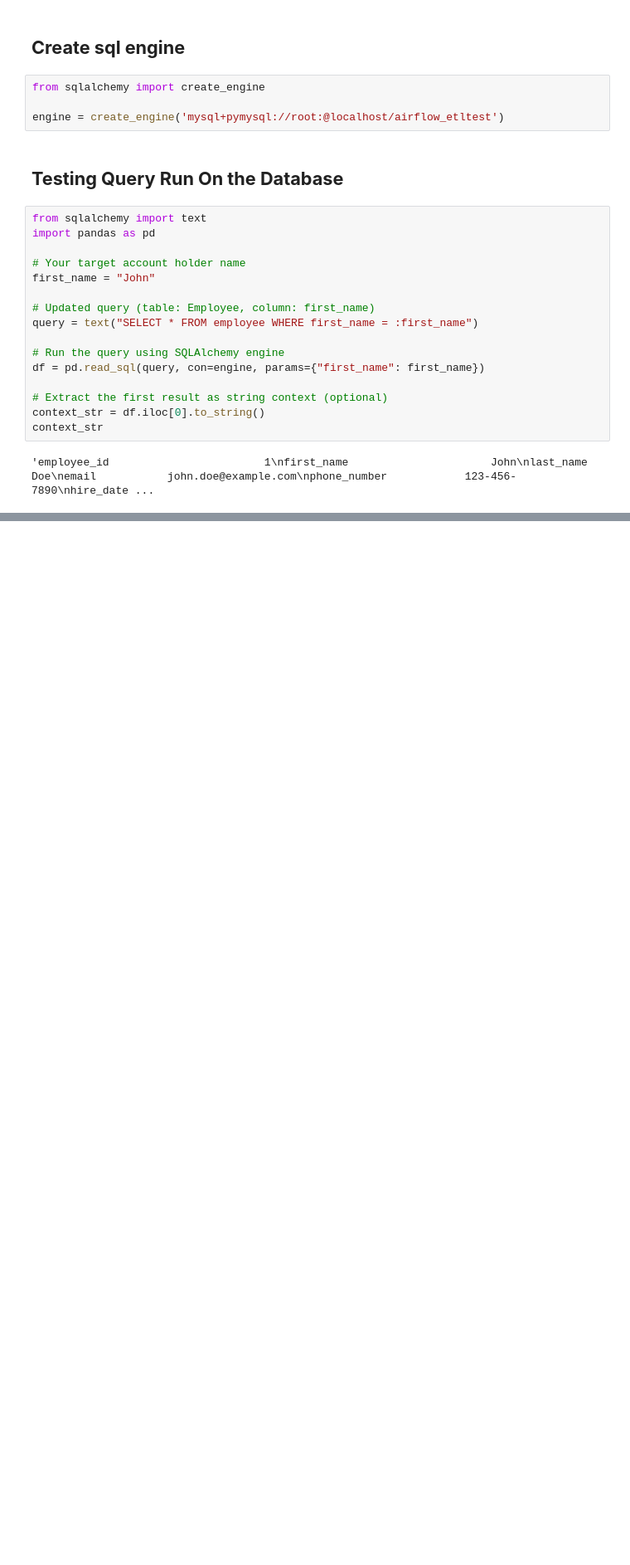
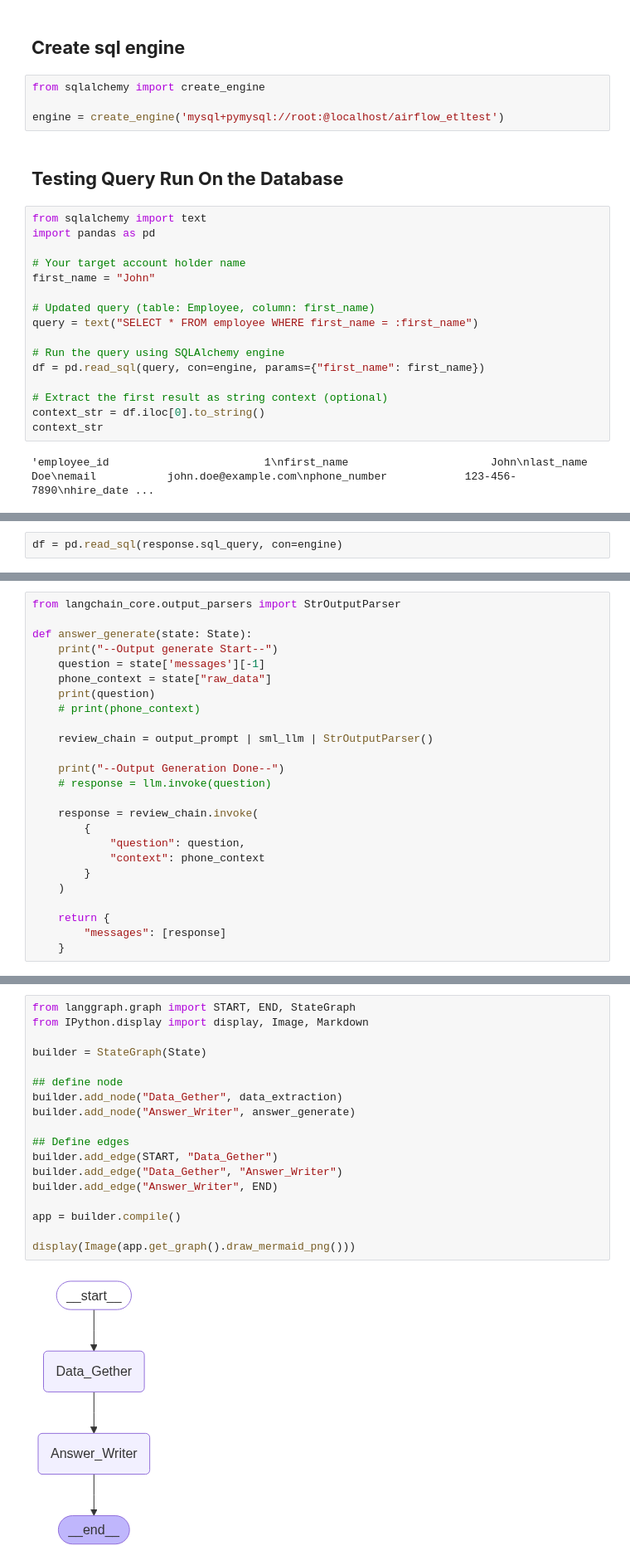
Before and after one commit to MDalamin5/Samsung-Phone-Query-and-Review-System, a Jupyter notebook: All-Togeter-Overall-Systems/own-gpt-real-db.ipynb, the cells around one changed output, grey strips where cells are left out. Shown: that part at 83% size. Drawn from its saved outputs; the diff is of its cells as text; blank space fills up the shorter version.

Commit message:
test all query and its working fine

```diff
--- a/All-Togeter-Overall-Systems/own-gpt-real-db.ipynb
+++ b/All-Togeter-Overall-Systems/own-gpt-real-db.ipynb
@@ -64,0 +280,2 @@ context_str
+# %%
+df = pd.read_sql(response.sql_query, con=engine)
@@ -64,0 +394,25 @@ context_str
+# %%
+from langchain_core.output_parsers import StrOutputParser
+
+def answer_generate(state: State):
+    print("--Output generate Start--")
+    question = state['messages'][-1]
+    phone_context = state["raw_data"]
+    print(question)
+    # print(phone_context)
+
+    review_chain = output_prompt | sml_llm | StrOutputParser()
+
+    print("--Output Generation Done--")
+    # response = llm.invoke(question)
+
+    response = review_chain.invoke(
+        {
+            "question": question,
+            "context": phone_context
+        }
+    )
+
+    return {
+        "messages": [response]
+    }
@@ -64,0 +421,20 @@ context_str
+# %%
+from langgraph.graph import START, END, StateGraph
+from IPython.display import display, Image, Markdown
+
+builder = StateGraph(State)
+
+## define node
+builder.add_node("Data_Gether", data_extraction)
+builder.add_node("Answer_Writer", answer_generate)
+
+## Define edges
+builder.add_edge(START, "Data_Gether")
+builder.add_edge("Data_Gether", "Answer_Writer")
+builder.add_edge("Answer_Writer", END)
+
+app = builder.compile()
+
+display(Image(app.get_graph().draw_mermaid_png()))
+# %% [output]
+[figure, added]
```
Also changed, not shown: parts of 34 cells of this notebook, 1 other file.
